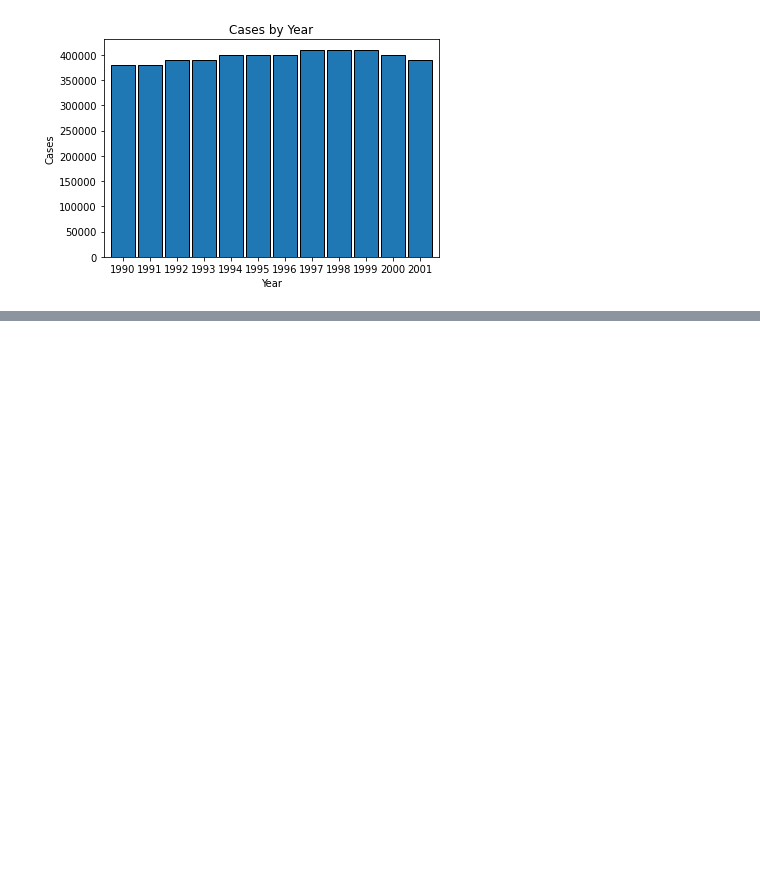
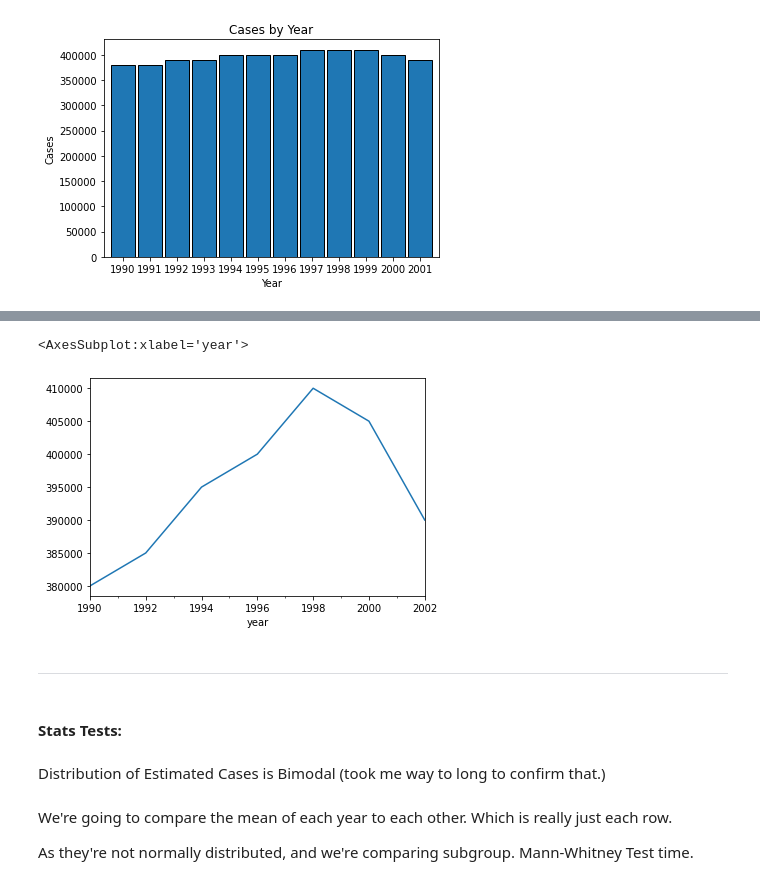
Before and after one commit to JenniferMLewis/Methodologies-I-Individual-Project, a Jupyter notebook: initial.ipynb, the cells around one changed output, grey strips where cells are left out. Saved outputs shown, nothing was run; the diff lists cells and outputs as text; code cells hidden in the pictures; blank space fills up the shorter version.

```diff
--- a/initial.ipynb
+++ b/initial.ipynb
@@ -898,0 +946,10 @@ I keep driving myself nuts trying to figure out why
+# %%
+# Categorical = Year
+train.resample('2Y').estimated_cases.mean().plot()
+# %% [output]
+<AxesSubplot:xlabel='year'>
+[figure, added]
+# %% [markdown]
+------
+# %% [markdown]
+#### Stats Tests:
@@ -898,0 +958,6 @@ I keep driving myself nuts trying to figure out why
+# %% [markdown]
+Distribution of Estimated Cases is Bimodal (took me way to long to confirm that.)
+# %% [markdown]
+We're going to compare the mean of each year to each other. Which is really just each row.
+
+As they're not normally distributed, and we're comparing subgroup. Mann-Whitney Test time.
```
Also changed, not shown: parts of 37 cells of this notebook, 1 other file.
